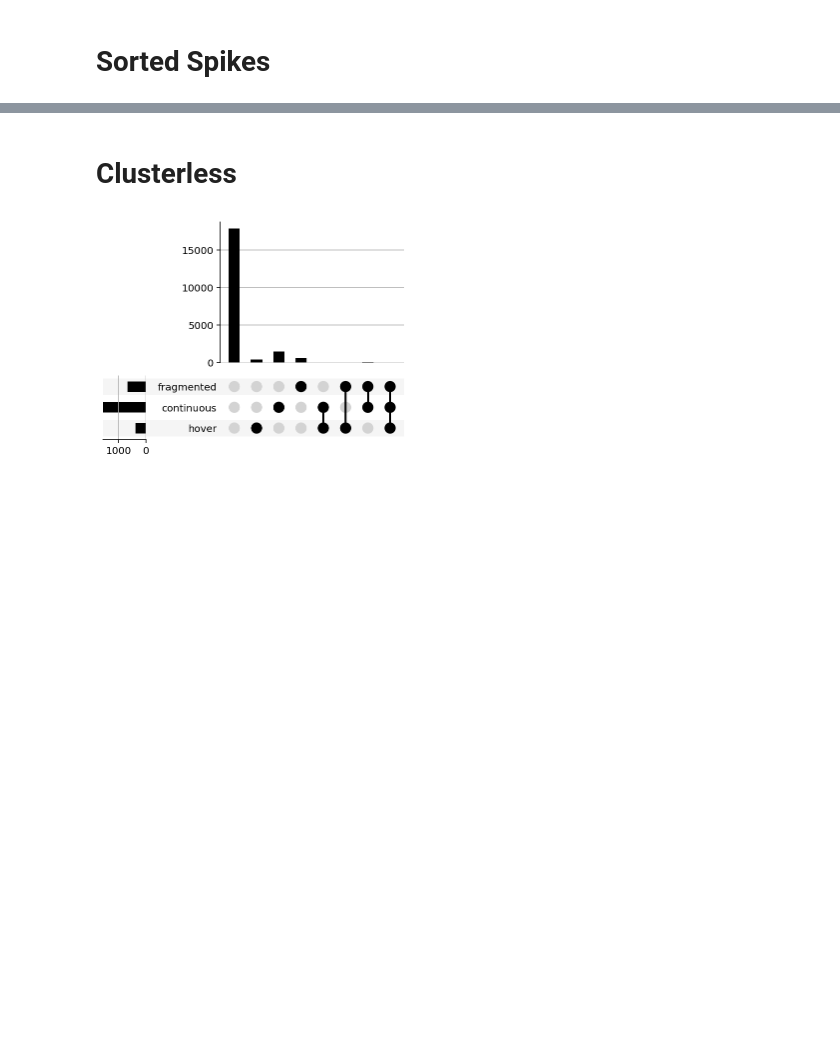
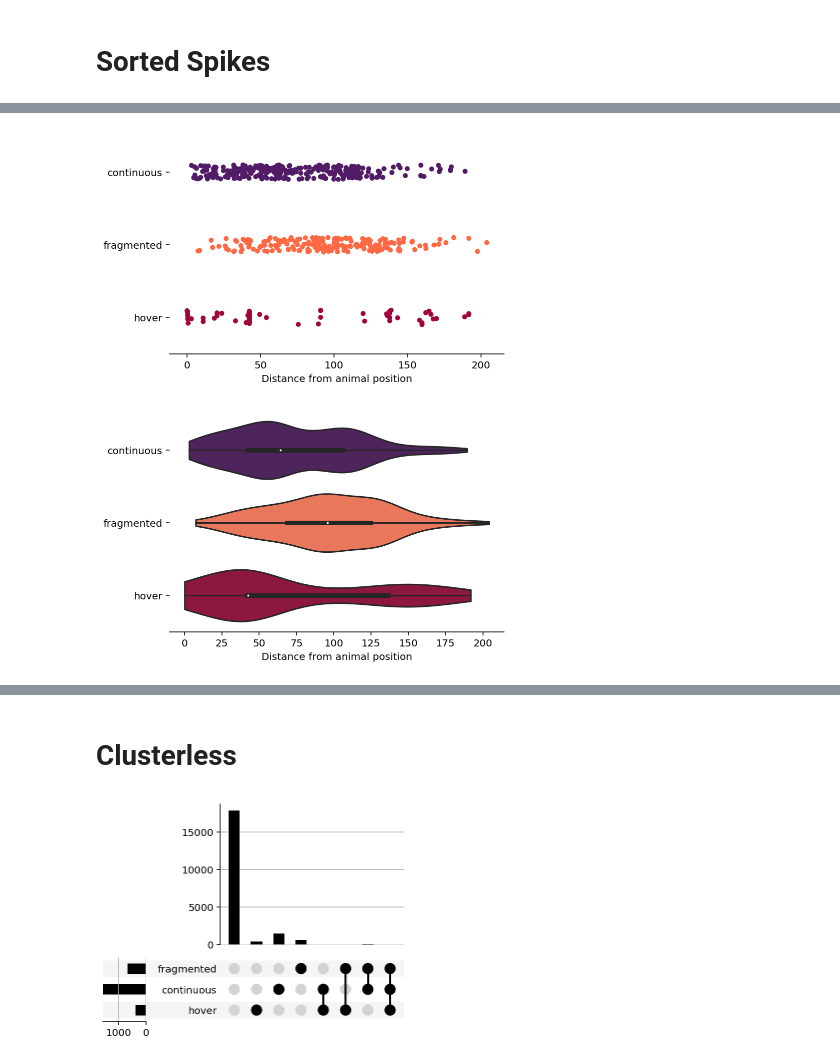
Before and after one commit to Eden-Kramer-Lab/replay_trajectory_paper, a Jupyter notebook: notebooks/Analyze_Replay.ipynb, the cells around one changed output, grey strips where cells are left out. Saved outputs shown, nothing was run; the diff lists cells and outputs as text; code cells hidden in the pictures; blank space fills up the shorter version.

```diff
--- a/notebooks/Analyze_Replay.ipynb
+++ b/notebooks/Analyze_Replay.ipynb
@@ -55,0 +75,21 @@ sns.despine()
+# %%
+is_col = replay_info.columns.str.endswith('_replay_distance')
+sns.stripplot(data=(replay_info.loc[:, is_col]
+                    .rename(columns=lambda c: c.split('_')[0])),
+              order=['continuous', 'fragmented', 'hover'],
+              orient='horizontal',
+              palette=STATE_COLORS)
+plt.xlabel('Distance from animal position')
+sns.despine(left=True)
+
+plt.figure()
+sns.violinplot(data=(replay_info.loc[:, is_col]
+                    .rename(columns=lambda c: c.split('_')[0])),
+              order=['continuous', 'fragmented', 'hover'],
+              orient='horizontal',
+              palette=STATE_COLORS, cut=0)
+plt.xlabel('Distance from animal position')
+sns.despine(left=True)
+# %% [output]
+[figure, added]
+[figure, added]
```
Also changed, not shown: parts of 20 cells of this notebook.
